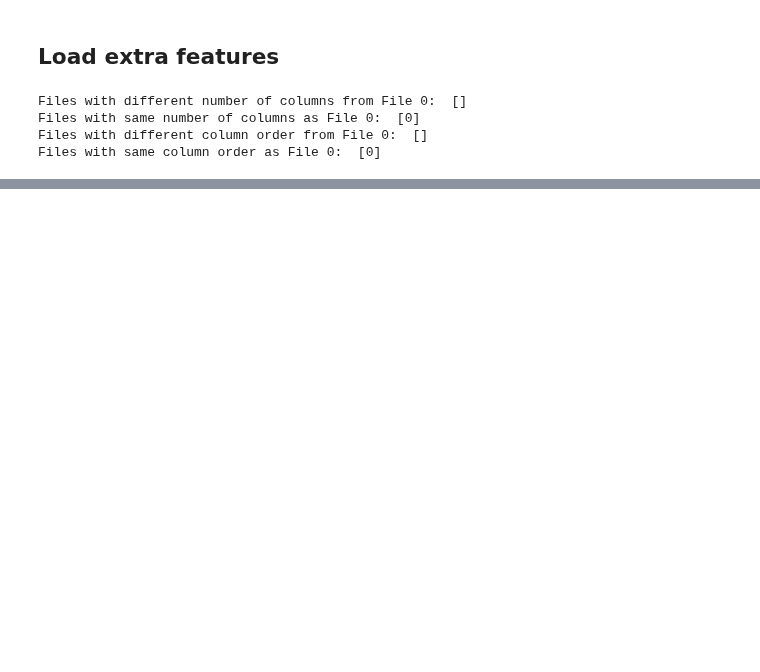
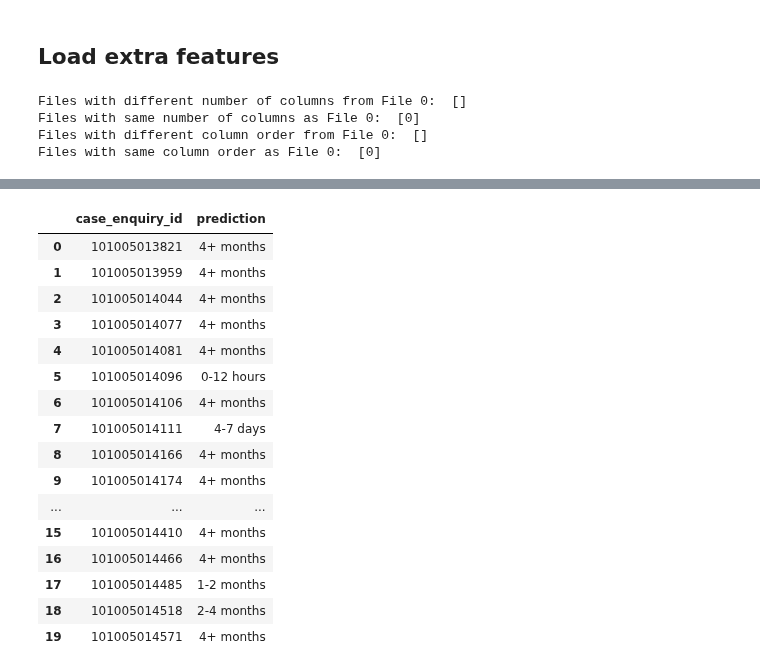
Before and after one commit to mindfulcoder49/Boston-311, a Jupyter notebook: models/AddDescriptionVectors.ipynb, the cells around one changed output, grey strips where cells are left out. Saved outputs shown, nothing was run; the diff lists cells and outputs as text; code cells hidden in the pictures; blank space fills up the shorter version.

Commit message:
fixed predicting for KerasNLP

```diff
--- a/models/AddDescriptionVectors.ipynb
+++ b/models/AddDescriptionVectors.ipynb
@@ -244,4 +235,4 @@ for data_frame in df_to_delete:
 # %%
 
 #parse CLS embedding column as array
-test_acc = kerasNLP_model.predict(df)
+predictions = kerasNLP_model.model.predict(X_predict)
@@ -248,3 +241,42 @@ test_acc = kerasNLP_model.predict(df)
+# %%
+predicted_labels = np.argmax(predictions, axis=1)
+# %%
+#combine case_enquiry_id and predictions into a dataframe
+predictions_df = pd.DataFrame({'case_enquiry_id':case_enquiry_id, 'prediction':predicted_labels})
+# %%
+bin_labels = [
+    "0-12 hours",      # Less than half a day
+    "12-24 hours",     # Half to one day
+    "1-3 days",        # One to three days
+    "4-7 days",        # Four to seven days
+    "1-2 weeks",       # One to two weeks
+    "2-4 weeks",       # Two to four weeks
+    "1-2 months",      # One to two months
+    "2-4 months",      # Two to four months
+    "4+ months"        # More than four months
+]
+
+predictions_df['prediction'] = predictions_df['prediction'].apply(lambda x: bin_labels[x])
+# %%
+predictions_df.head(20)
+# %% [output]
+|  | case_enquiry_id | prediction |
+| 0 | 101005013821 | 4+ months |
+| 1 | 101005013959 | 4+ months |
+| 2 | 101005014044 | 4+ months |
+| 3 | 101005014077 | 4+ months |
+| 4 | 101005014081 | 4+ months |
+| 5 | 101005014096 | 0-12 hours |
+| 6 | 101005014106 | 4+ months |
+| 7 | 101005014111 | 4-7 days |
+| 8 | 101005014166 | 4+ months |
+| 9 | 101005014174 | 4+ months |
+| ... | ... | ... |
+| 15 | 101005014410 | 4+ months |
+| 16 | 101005014466 | 4+ months |
+| 17 | 101005014485 | 1-2 months |
+| 18 | 101005014518 | 2-4 months |
+| 19 | 101005014571 | 4+ months |
 # %%
 """
 data = kerasNLP_model.load_data( 'predict' )
```
Also changed, not shown: parts of 24 cells of this notebook, 2 other files.
